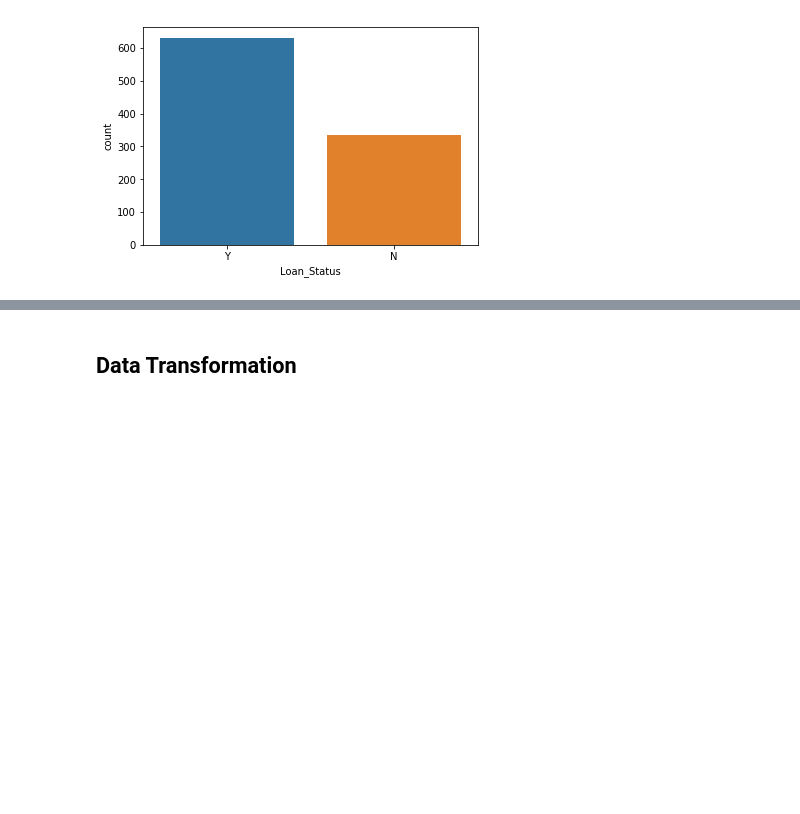
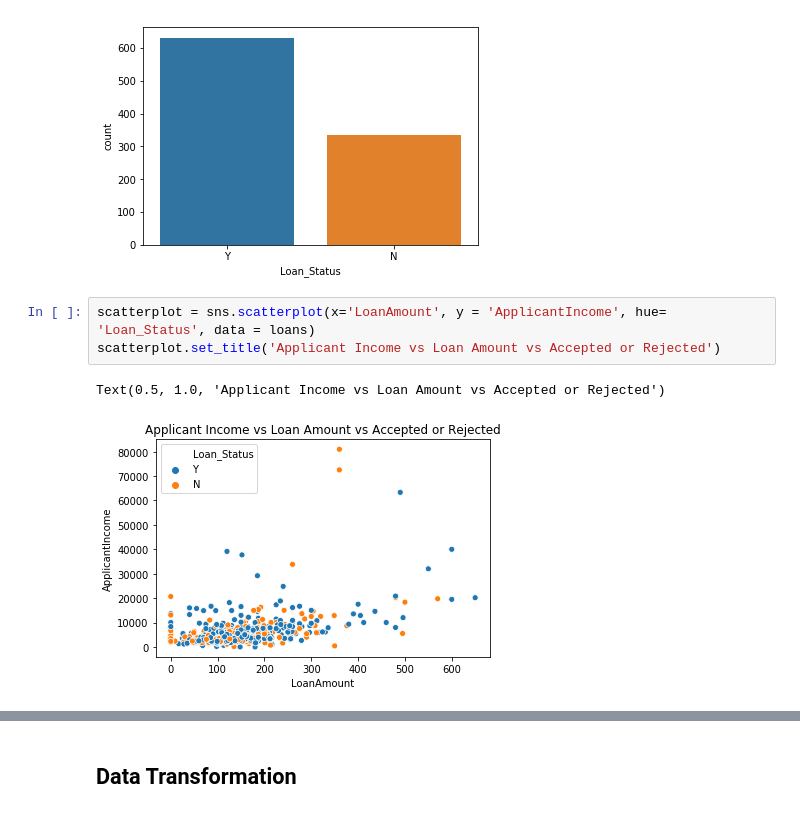
Before and after one commit to lena83/Decoded, a Jupyter notebook: guided_notebook_(loans).ipynb, the cells around one changed output, grey strips where cells are left out. Cells and saved outputs as stored; diff of their text form; blank space fills up the shorter version.

```diff
--- a/guided_notebook_(loans).ipynb
+++ b/guided_notebook_(loans).ipynb
@@ -316,3 +326,9 @@ sns.countplot(x='Loan_Status', data = loans)
 # %% [output]
 <matplotlib.axes._subplots.AxesSubplot at 0x...>
 [figure]
+# %%
+scatterplot = sns.scatterplot(x='LoanAmount', y = 'ApplicantIncome', hue= 'Loan_Status', data = loans)
+scatterplot.set_title('Applicant Income vs Loan Amount vs Accepted or Rejected')
+# %% [output]
+Text(0.5, 1.0, 'Applicant Income vs Loan Amount vs Accepted or Rejected')
+[figure, added]
```
Also changed, not shown: parts of 37 cells of this notebook.
